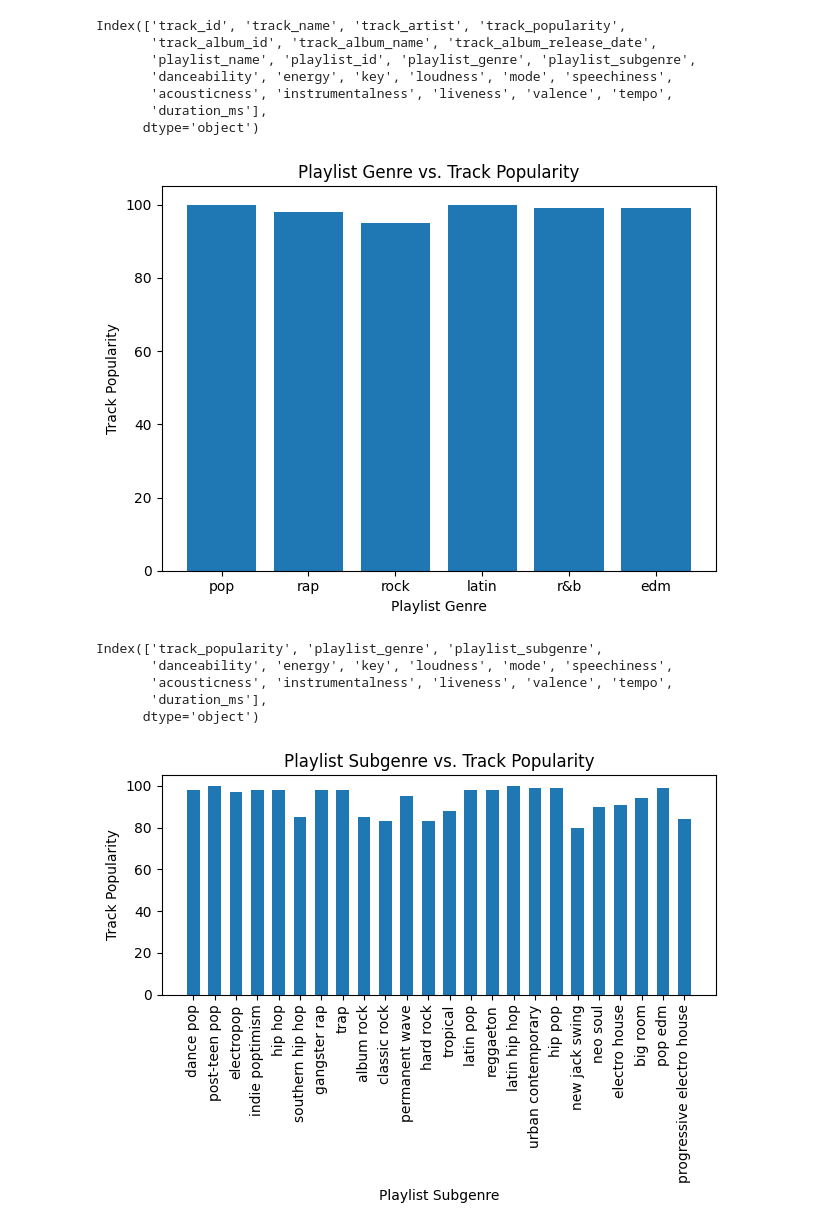
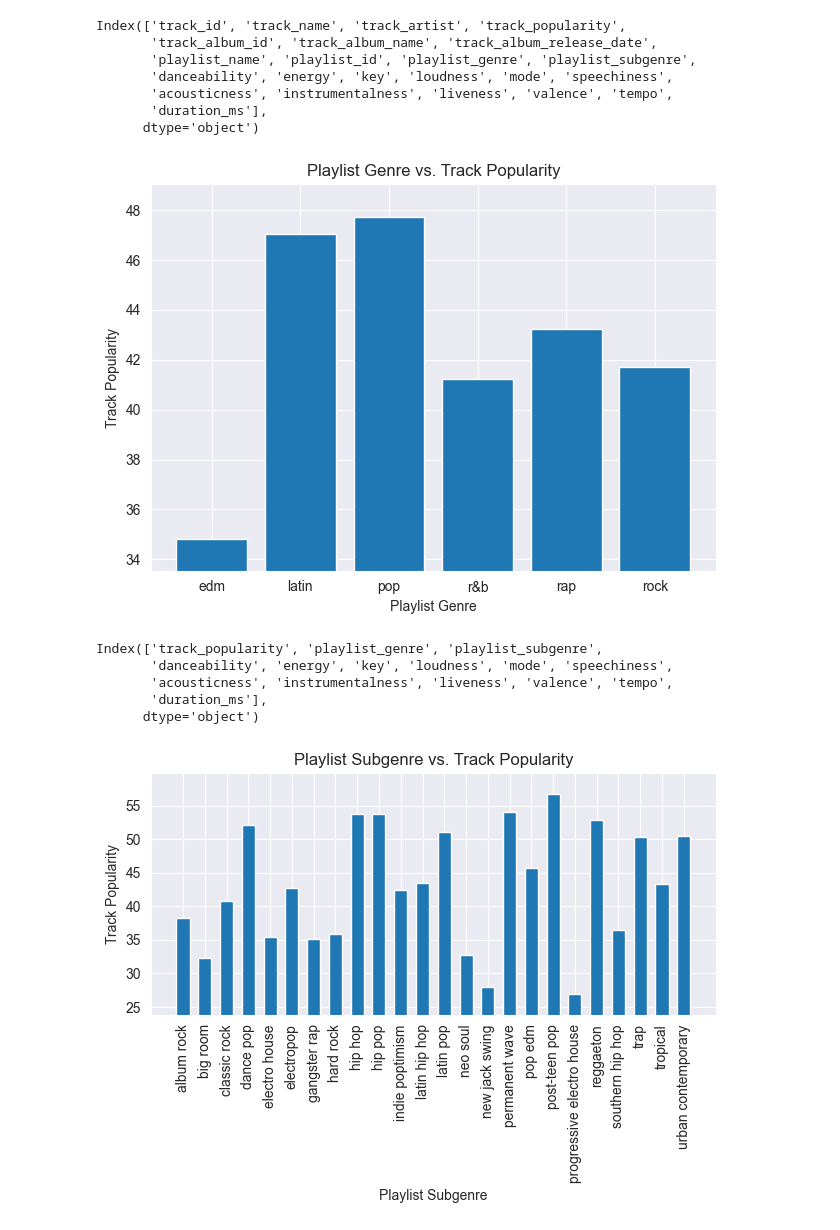
Before and after one commit to Programbeginner2120/my_jupyter_notebooks, a Jupyter notebook: spotify-analysis/spotify_2023_analysis.ipynb, the cells around one changed output. Cells and saved outputs as stored; diff of their text form; code cells hidden in the pictures.

Commit message:
worked further on spotify data analysis

```diff
--- a/spotify-analysis/spotify_2023_analysis.ipynb
+++ b/spotify-analysis/spotify_2023_analysis.ipynb
@@ -3,8 +3,9 @@ import numpy as np
 import pandas as pd
 import matplotlib.pyplot as plt
 import seaborn as sns
+sns.set_style('darkgrid')
 # %%
-spotify_data = pd.read_csv("./datasets/spotify_songs.csv")
+spotify_data = pd.read_csv("../datasets/spotify_songs.csv")
 spotify_data.head()
 # %% [output]
 |  | track_id | track_name | track_artist | track_popularity | track_album_id | track_album_name | ... |
@@ -99,16 +100,21 @@ Index(['track_id', 'track_name', 'track_artist', 'track_popularity',
       dtype='object')
 # %%
 fig, ax = plt.subplots()
-ax.bar(spotify_data['playlist_genre'], spotify_data['track_popularity'])
+average_popularity = spotify_data.groupby('playlist_genre')['track_popularity'].mean()
+ax.bar(average_popularity.index, average_popularity.values)
 
 ax.set_xlabel("Playlist Genre")
 ax.set_ylabel("Track Popularity")
 ax.set_title("Playlist Genre vs. Track Popularity")
 
+min_val, max_val = average_popularity.min(), average_popularity.max()
+padding = (max_val - min_val) * 0.1
+ax.set_ylim(min_val - padding, max_val + padding)
+
 plt.tight_layout()
 plt.show()
 # %% [output]
-[figure, old version]
+[figure, new version]
 # %%
 tracks_to_omit = ['track_id', 'track_name', 'track_artist', 'track_album_id', 'track_album_name',
                   'track_album_release_date', 'playlist_name', 'playlist_id',]
@@ -121,7 +127,9 @@ Index(['track_popularity', 'playlist_genre', 'playlist_subgenre',
        'duration_ms'],
       dtype='object')
 # %%
-plt.bar(spotify_data_updated['playlist_subgenre'], spotify_data_updated['track_popularity'], width=0.6)
+average_sub_popularity = spotify_data_updated.groupby('playlist_subgenre')['track_popularity'].mean()
+
+plt.bar(average_sub_popularity.index, average_sub_popularity.values, width=0.6)
 
 plt.xticks(rotation=90)
 
@@ -129,10 +137,12 @@ plt.xlabel("Playlist Subgenre")
 plt.ylabel("Track Popularity")
 plt.title("Playlist Subgenre vs. Track Popularity")
 
+min_val, max_val = average_sub_popularity.min(), average_sub_popularity.max()
+padding = (max_val - min_val) * 0.1
+plt.ylim(min_val - padding, max_val + padding)
 
 plt.tight_layout()
 
-
 plt.show()
 # %% [output]
-[figure, old version]
+[figure, new version]
```
Also changed, not shown: parts of 8 cells of this notebook, 1 other file.
